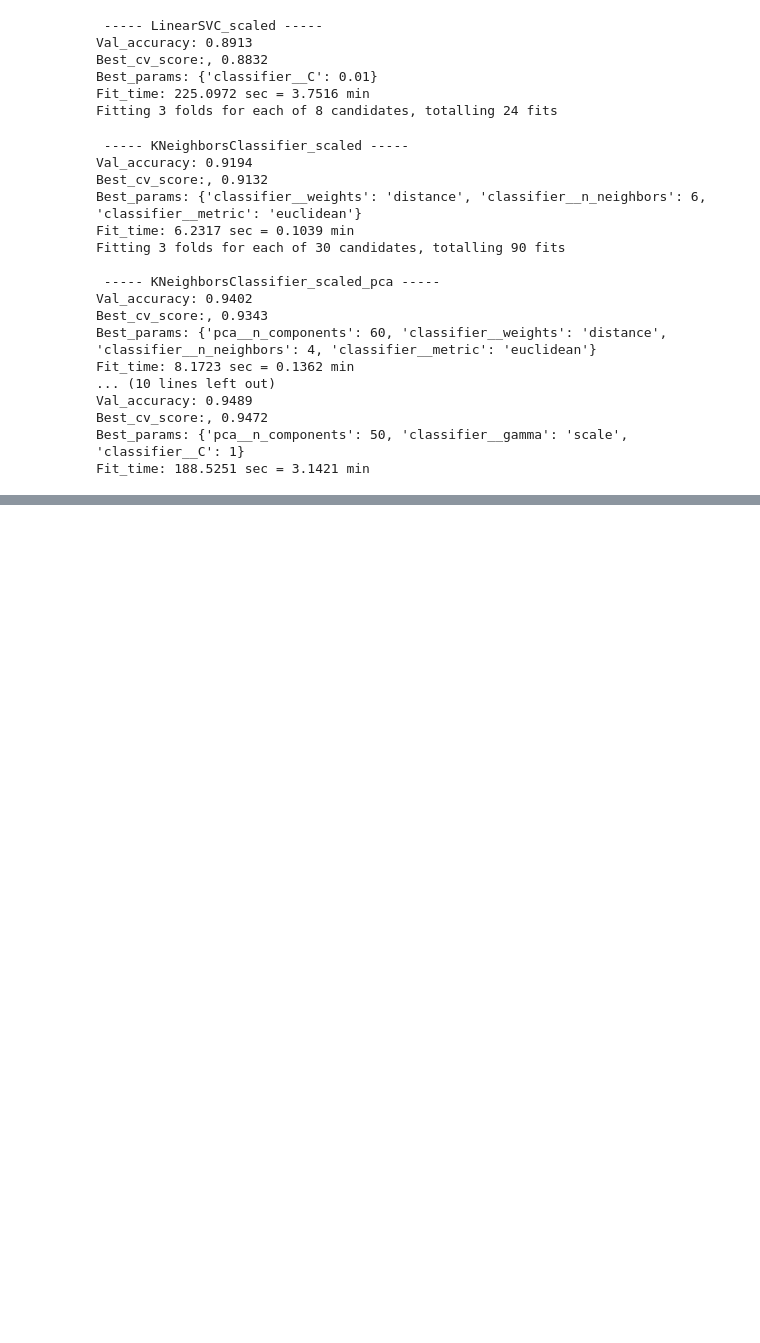
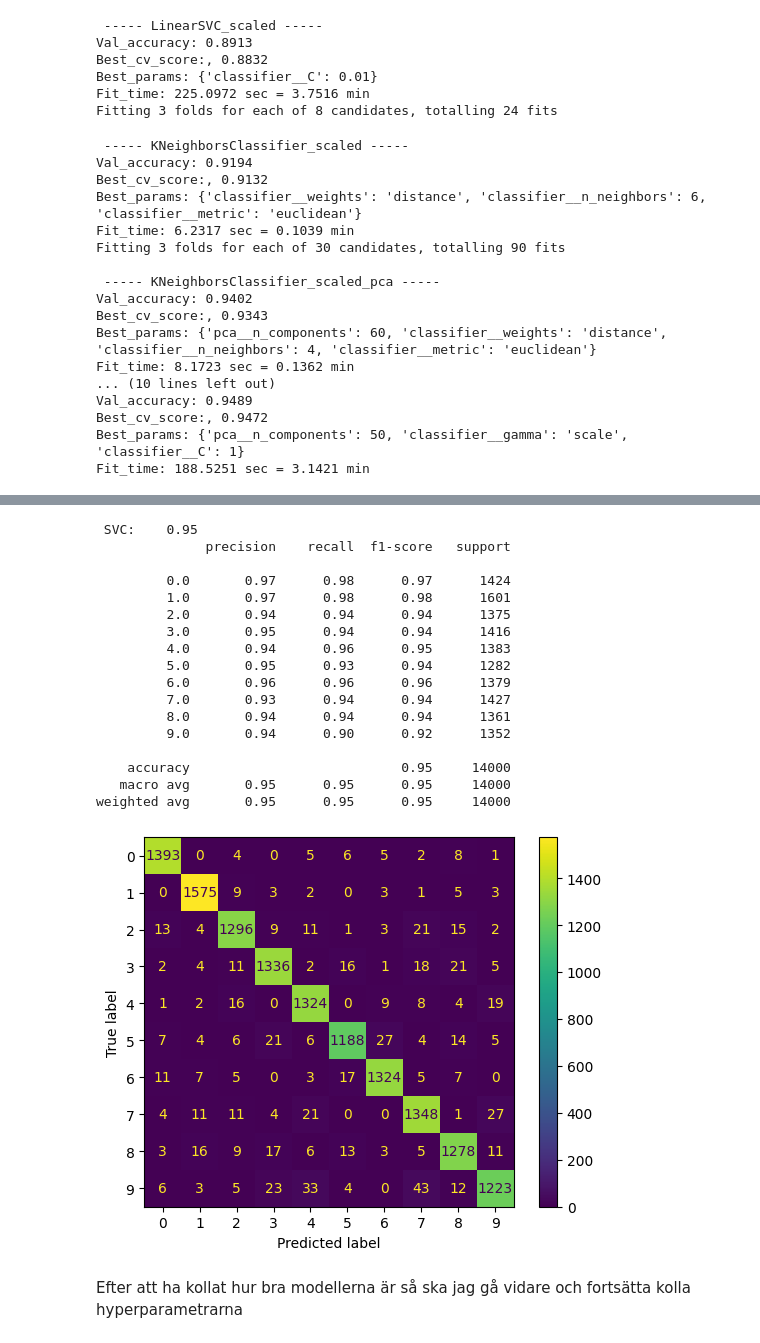
Before and after one commit to Myten88/Machine_Learning, a Jupyter notebook: model_selection_mytistelberg.ipynb, the cells around one changed output, grey strips where cells are left out. Saved outputs shown, nothing was run; the diff lists cells and outputs as text; code cells hidden in the pictures; blank space fills up the shorter version.

Commit message:
Gjort GridSearch klart och valt hyperparametrar

```diff
--- a/model_selection_mytistelberg.ipynb
+++ b/model_selection_mytistelberg.ipynb
@@ -400,0 +461,25 @@ rf_model = best_models['RandomForestClassification']
+# %%
+print(f'\n SVC: \t {accuracy_score(y_val, y_pred_svc):.2f}')
+print(classification_report(y_val, y_pred_svc))
+display_confusion_matrix(y_val, y_pred_svc)
+# %% [output]
+ SVC:    0.95
+              precision    recall  f1-score   support
+
+         0.0       0.97      0.98      0.97      1424
+         1.0       0.97      0.98      0.98      1601
+         2.0       0.94      0.94      0.94      1375
+         3.0       0.95      0.94      0.94      1416
+         4.0       0.94      0.96      0.95      1383
+         5.0       0.95      0.93      0.94      1282
+         6.0       0.96      0.96      0.96      1379
+         7.0       0.93      0.94      0.94      1427
+         8.0       0.94      0.94      0.94      1361
+         9.0       0.94      0.90      0.92      1352
+
+    accuracy                           0.95     14000
+   macro avg       0.95      0.95      0.95     14000
+weighted avg       0.95      0.95      0.95     14000
+[figure, added]
+# %% [markdown]
+Efter att ha kollat hur bra modellerna är så ska jag gå vidare och fortsätta kolla hyperparametrarna
```
Also changed, not shown: parts of 32 cells of this notebook.
